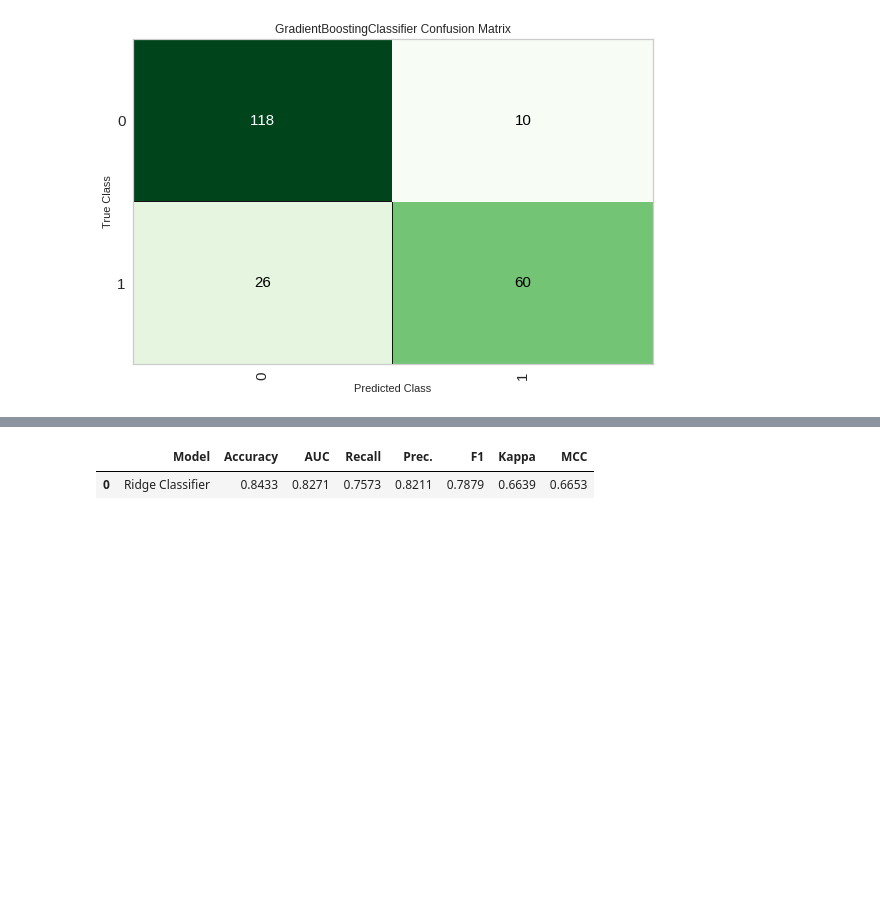
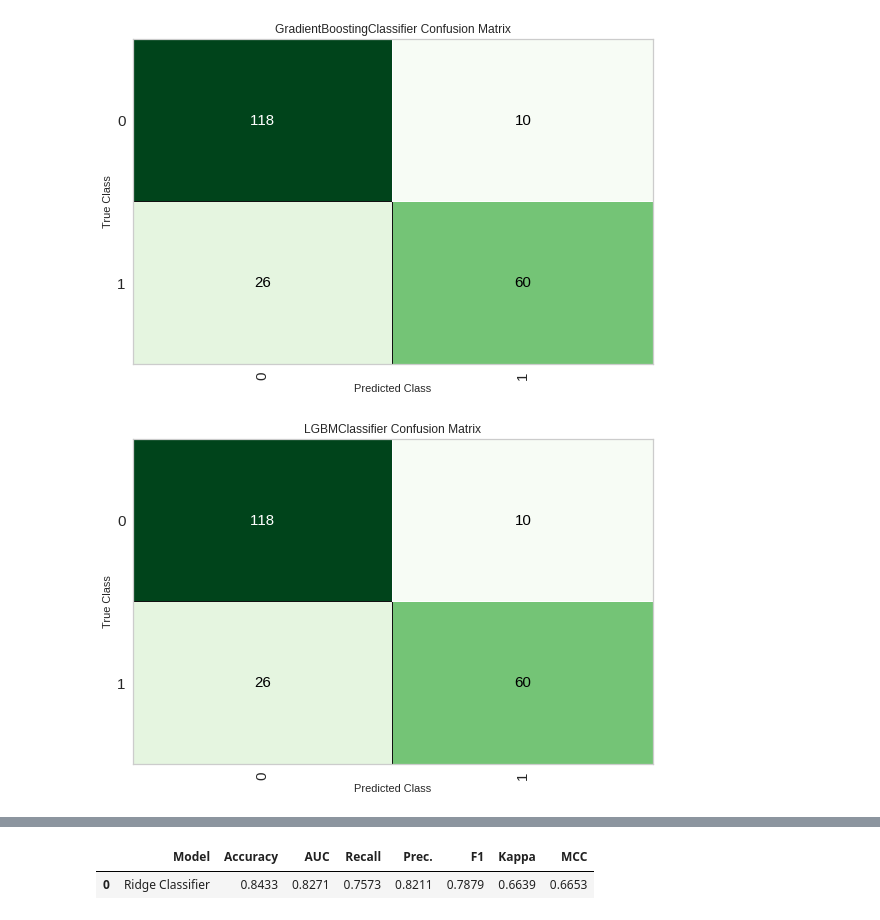
Before and after one commit to diegojeda/Titanic, a Jupyter notebook: Titanic.ipynb, the cells around one changed output, grey strips where cells are left out. Cells and saved outputs as stored; diff of their text form; code cells hidden in the pictures; blank space fills up the shorter version.

```diff
--- a/Titanic.ipynb
+++ b/Titanic.ipynb
@@ -568,0 +610,4 @@ Titanic_gbc = tune_model(Titanic_gbc, n_iter = 50)
+# %%
+plot_model(Titanic_lgbc,plot="confusion_matrix")
+# %% [output]
+[figure, added]
```
Also changed, not shown: parts of 18 cells of this notebook.
